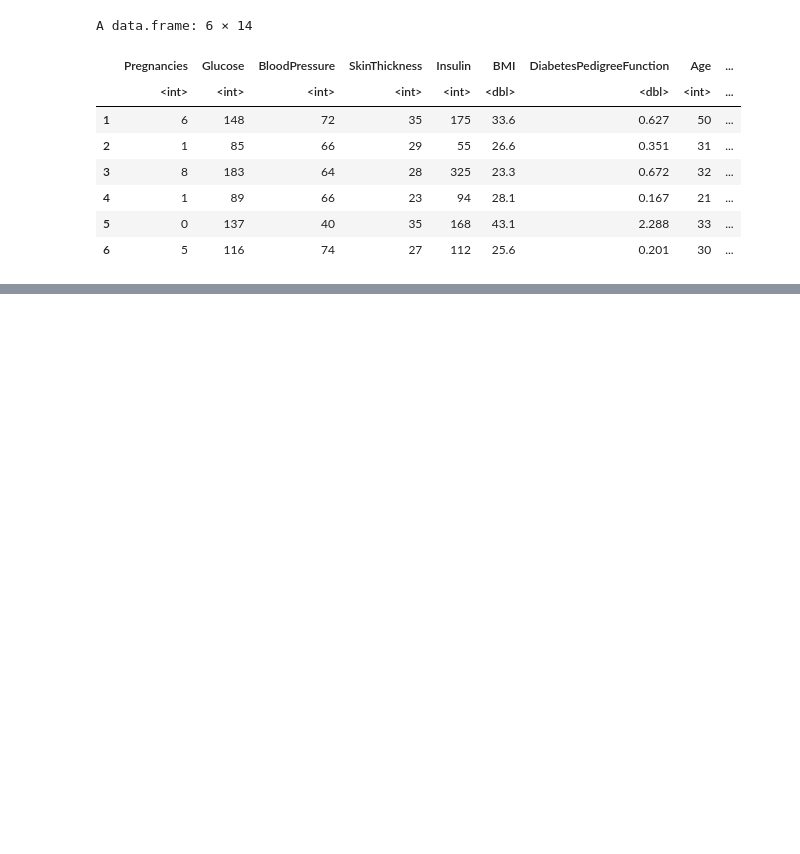
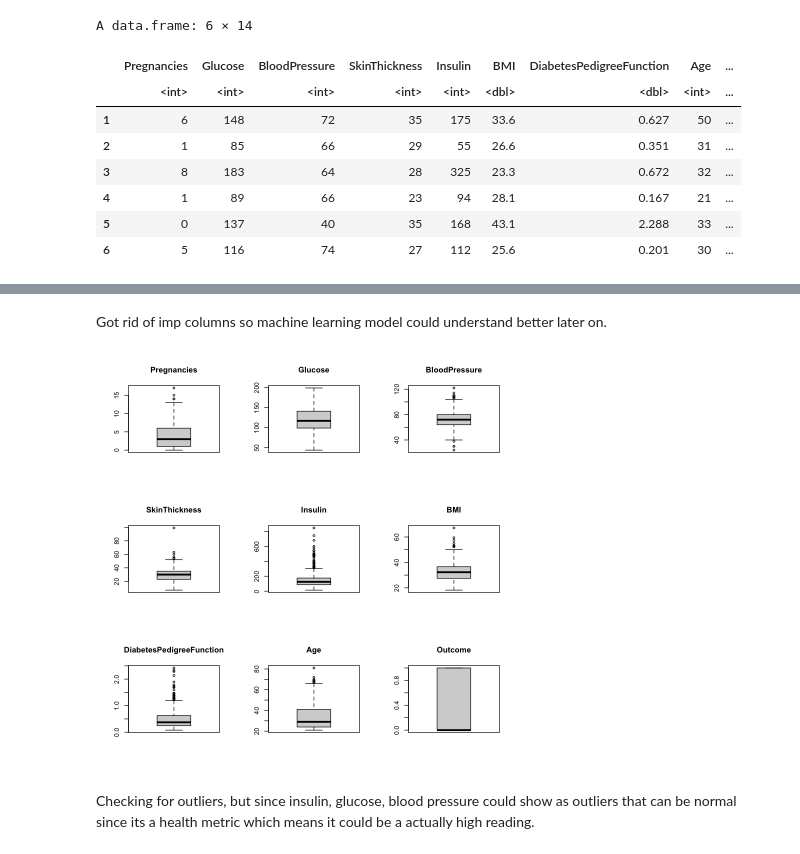
Before and after one commit to mencinas93/ForestTreeDiabetes, a Jupyter notebook: Michael_Encinas.ipynb, the cells around one changed output, grey strips where cells are left out. Saved outputs shown, nothing was run; the diff lists cells and outputs as text; code cells hidden in the pictures; blank space fills up the shorter version.

```diff
--- a/Michael_Encinas.ipynb
+++ b/Michael_Encinas.ipynb
@@ -234,3 +238,5 @@ A data.frame: 6 × 14
 | 4 | 1 | 89 | 66 | 23 | 94 | 28.1 | 0.167 | 21 | ... |
 | 5 | 0 | 137 | 40 | 35 | 168 | 43.1 | 2.288 | 33 | ... |
 | 6 | 5 | 116 | 74 | 27 | 112 | 25.6 | 0.201 | 30 | ... |
+# %%
+data_imputed_clean <- data_imputed %>% select(-ends_with("_imp"))
@@ -236,0 +255,13 @@ A data.frame: 6 × 14
+# %% [markdown]
+Got rid of imp columns so machine learning model could understand better later on.
+# %%
+par(mfrow = c(3, 3))
+numeric_columns <- names(data_imputed_clean)[sapply(data_imputed_clean, is.numeric)]
+for (column in numeric_columns) {
+  boxplot(data_imputed_clean[[column]], main = column)
+}
+par(mfrow = c(1, 1))
+# %% [output]
+[figure, added]
+# %% [markdown]
+Checking for outliers, but since insulin, glucose, blood pressure could show as outliers that can be normal since its a health metric which means it could be a actually high reading.
```
Also changed, not shown: parts of 22 cells of this notebook.
